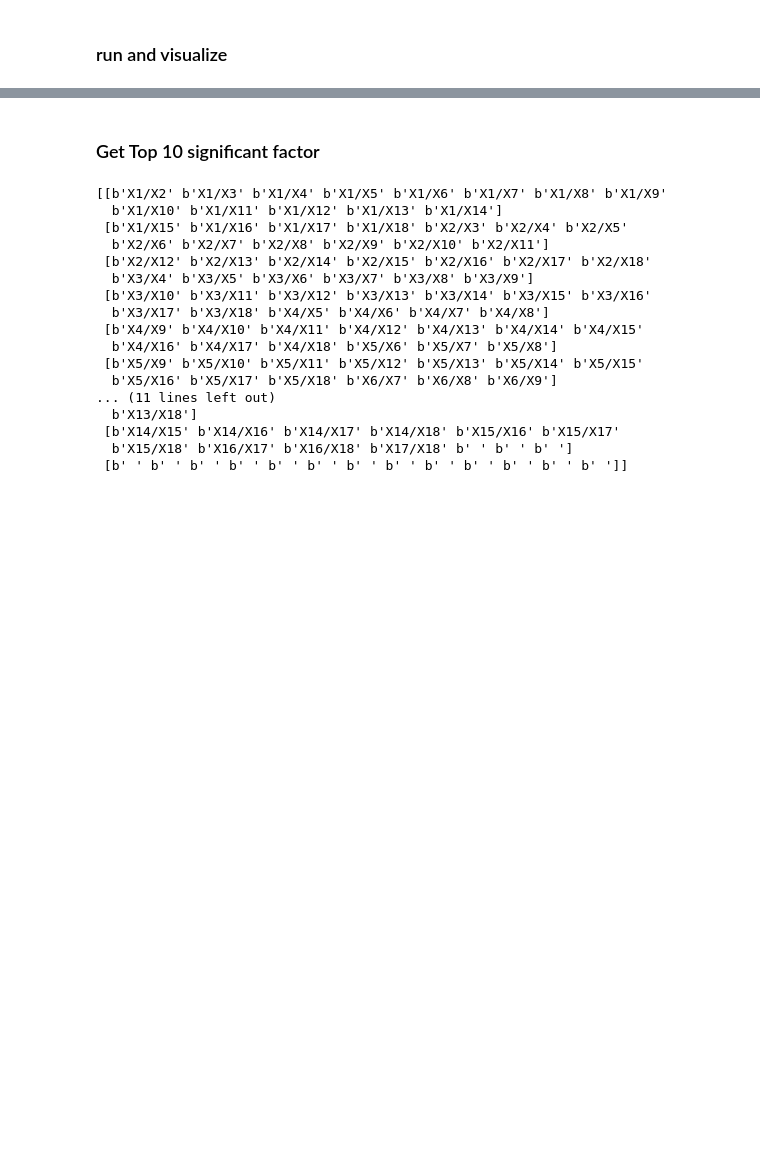
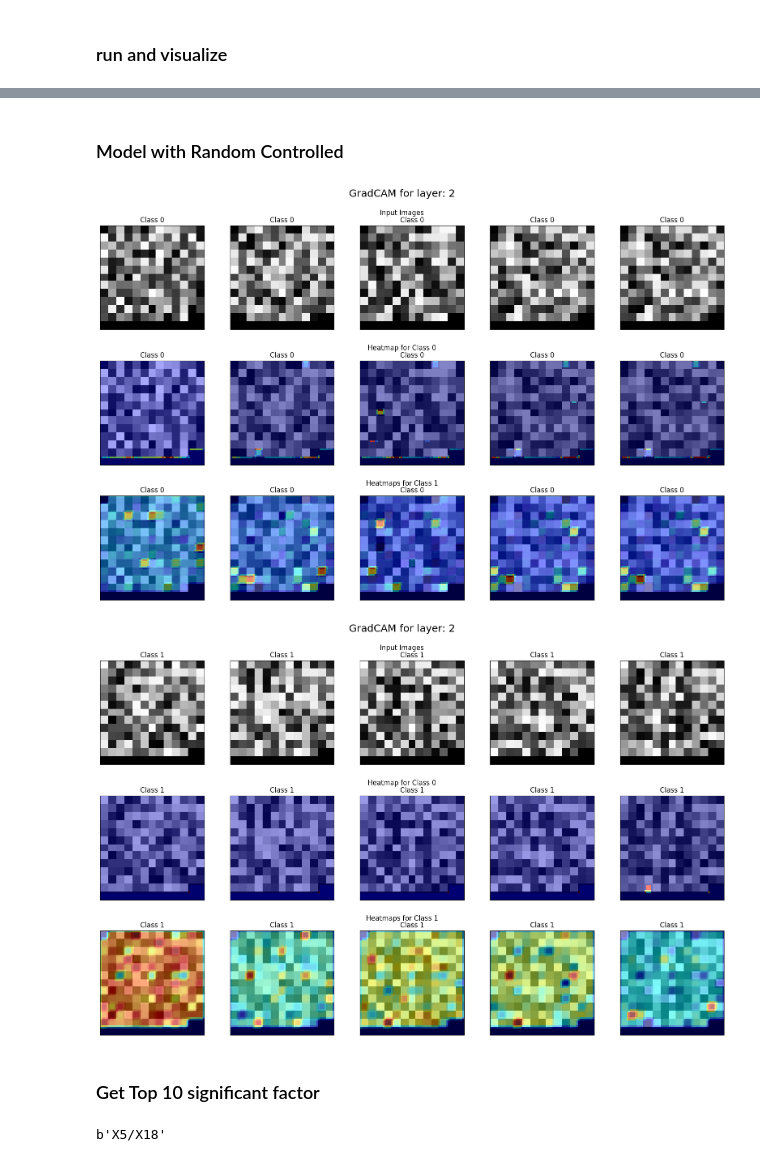
Before and after one commit to MichaelYuan2/Interpretation-DNN, a Jupyter notebook: Grad-Cam.ipynb, the cells around one changed output, grey strips where cells are left out. Drawn from its saved outputs; the diff is of its cells as text; code cells hidden in the pictures; blank space fills up the shorter version.

```diff
--- a/Grad-Cam.ipynb
+++ b/Grad-Cam.ipynb
@@ -242,3 +255,19 @@ display_gradcam(images_1, class_1_heatmaps[0], class_1_heatmaps[1], labels = np.
+# %% [markdown]
+### Model with Random Controlled
+# %%
+# model = torch.load('models/model_controlled.pt')
+model = torch.load('models/model_random.pt')
+model.eval()
+target_layer = model.conv1
+
+images_0, class_0_heatmaps, grayscale_cams_0 = run_classed_gradcam(image_tensors_0)
+images_1, class_1_heatmaps, grayscale_cams_1 = run_classed_gradcam(image_tensors_1)
+
+display_gradcam(images_0, class_0_heatmaps[0], class_0_heatmaps[1], labels = np.zeros(len(images_0)))
+display_gradcam(images_1, class_1_heatmaps[0], class_1_heatmaps[1], labels = np.ones(len(images_1)))
+# %% [output]
+[figure, added]
+[figure, added]
 # %% [markdown]
 ### Get Top 10 significant factor
 # %%
@@ -263,25 +292,8 @@ def array_to_label(array):
     return label
 
 labels = array_to_label(np.ones(169))
-
-print(labels)
+print(labels[5][9])
 # %% [output]
-[[b'X1/X2' b'X1/X3' b'X1/X4' b'X1/X5' b'X1/X6' b'X1/X7' b'X1/X8' b'X1/X9'
-  b'X1/X10' b'X1/X11' b'X1/X12' b'X1/X13' b'X1/X14']
- [b'X1/X15' b'X1/X16' b'X1/X17' b'X1/X18' b'X2/X3' b'X2/X4' b'X2/X5'
-  b'X2/X6' b'X2/X7' b'X2/X8' b'X2/X9' b'X2/X10' b'X2/X11']
- [b'X2/X12' b'X2/X13' b'X2/X14' b'X2/X15' b'X2/X16' b'X2/X17' b'X2/X18'
-  b'X3/X4' b'X3/X5' b'X3/X6' b'X3/X7' b'X3/X8' b'X3/X9']
- [b'X3/X10' b'X3/X11' b'X3/X12' b'X3/X13' b'X3/X14' b'X3/X15' b'X3/X16'
-  b'X3/X17' b'X3/X18' b'X4/X5' b'X4/X6' b'X4/X7' b'X4/X8']
- [b'X4/X9' b'X4/X10' b'X4/X11' b'X4/X12' b'X4/X13' b'X4/X14' b'X4/X15'
-  b'X4/X16' b'X4/X17' b'X4/X18' b'X5/X6' b'X5/X7' b'X5/X8']
- [b'X5/X9' b'X5/X10' b'X5/X11' b'X5/X12' b'X5/X13' b'X5/X14' b'X5/X15'
-  b'X5/X16' b'X5/X17' b'X5/X18' b'X6/X7' b'X6/X8' b'X6/X9']
-... (11 lines left out)
-  b'X13/X18']
- [b'X14/X15' b'X14/X16' b'X14/X17' b'X14/X18' b'X15/X16' b'X15/X17'
-  b'X15/X18' b'X16/X17' b'X16/X18' b'X17/X18' b' ' b' ' b' ']
- [b' ' b' ' b' ' b' ' b' ' b' ' b' ' b' ' b' ' b' ' b' ' b' ' b' ']]
+b'X5/X18'
 # %%
 def get_top_10_index(array):
```
Also changed, not shown: parts of 15 cells of this notebook, 10 other files.
